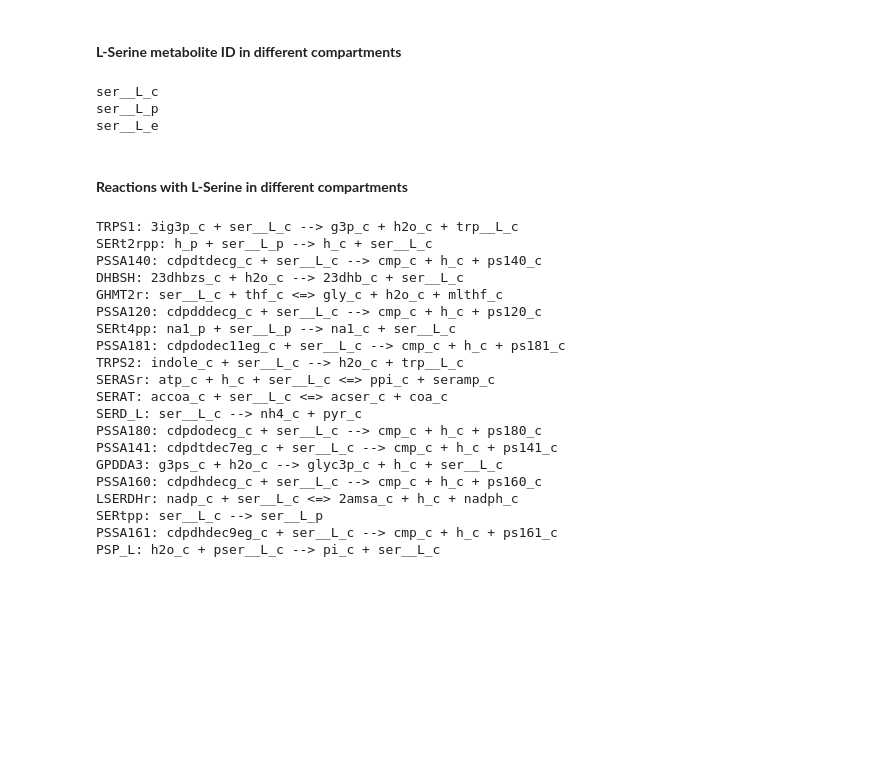
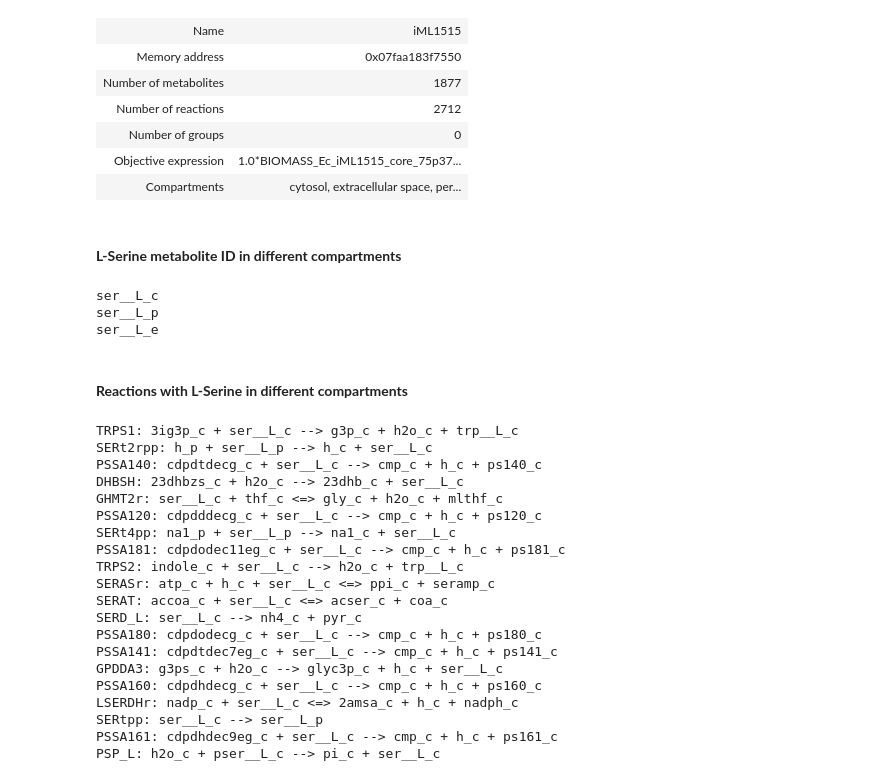
Before and after one commit to 27410/27410-2020-group-project-group-6, a Jupyter notebook: Group Project_final.ipynb, the cells around one changed output. Drawn from its saved outputs; the diff is of its cells as text; code cells hidden in the pictures; blank space fills up the shorter version.

```diff
--- a/Group Project_final.ipynb
+++ b/Group Project_final.ipynb
@@ -12,3 +14,14 @@ model
+# %%
+model = read_sbml_model("iML1515.xml")
+model
+# %% [output]
+| Name | iML1515 |
+| Memory address | 0x07faa183f7550 |
+| Number of metabolites | 1877 |
+| Number of reactions | 2712 |
+| Number of groups | 0 |
+| Objective expression | 1.0*BIOMASS_Ec_iML1515_core_75p37... |
+| Compartments | cytosol, extracellular space, per... |
 # %% [markdown]
 #### **L-Serine metabolite ID in different compartments**
 # %%
```
Also changed, not shown: parts of 24 cells of this notebook.
